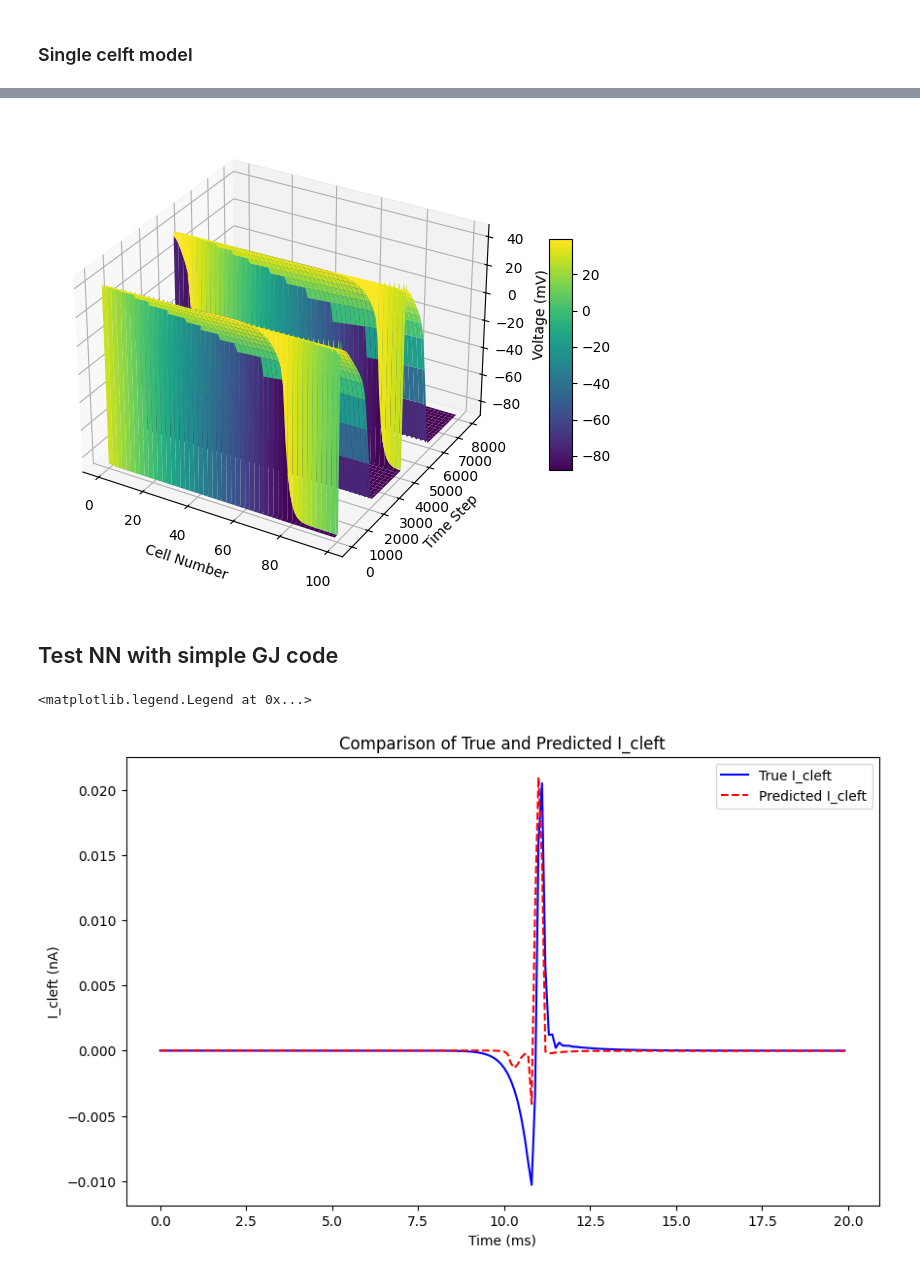
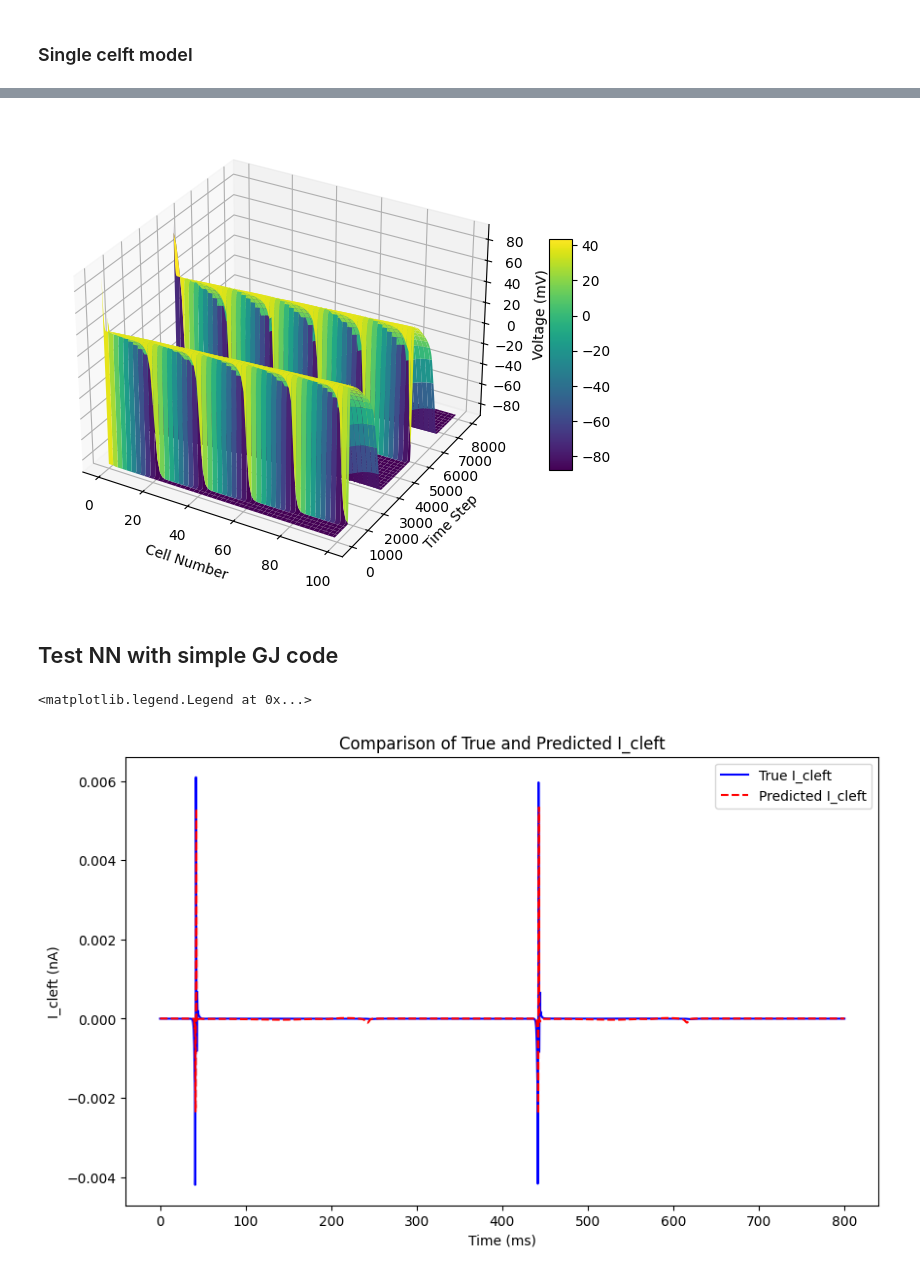
Before and after one commit to Richard71111/ID_hetg_NN, a Jupyter notebook: test.ipynb, the cells around one changed output, grey strips where cells are left out. Drawn from its saved outputs; the diff is of its cells as text; code cells hidden in the pictures.

```diff
--- a/test.ipynb
+++ b/test.ipynb
@@ -482,7 +482,7 @@ const = Constants(
             nbeats=2,
             dt_factor=1,
             stim_amplitude=30,
-            GJ_coupling=7.35e-4
+            GJ_coupling=7.35e-5
             )
 parameters = const.parameters
 
@@ -591,7 +591,7 @@ ax.set_zlabel("Voltage (mV)")
 fig.colorbar(surf, shrink=0.5, aspect=10)
 plt.show()
 # %% [output]
-[figure, old version]
+[figure, new version]
 # %% [markdown]
 ## Test NN with simple GJ code
 # %%
@@ -661,15 +661,15 @@ with torch.no_grad():
 I_cleft_true = I_gap_save[:,50]  # pyright: ignore[reportCallIssue, reportArgumentType] # (N, 3)
 # %%
 plt.figure(figsize=(10,6))
-plt.plot(T[0:200], I_cleft_true[0:200].cpu().numpy(), label='True I_cleft', color='blue')
-plt.plot(T[0:200], I_cleft_pred[0:200].cpu().numpy(), label='Predicted I_cleft', color='red', linestyle='--')
+plt.plot(T, I_cleft_true.cpu().numpy(), label='True I_cleft', color='blue')
+plt.plot(T, I_cleft_pred.cpu().numpy(), label='Predicted I_cleft', color='red', linestyle='--')
 plt.xlabel('Time (ms)')
 plt.ylabel('I_cleft (nA)')
 plt.title('Comparison of True and Predicted I_cleft')
 plt.legend()
 # %% [output]
 <matplotlib.legend.Legend at 0x...>
-[figure, old version]
+[figure, new version]
 # %%
 from Ionic_current.Ord11 import Ord11_model
 from PermanentConstants import Constants,Normalization
```
Also changed, not shown: parts of 3 cells of this notebook, 6 other files.
